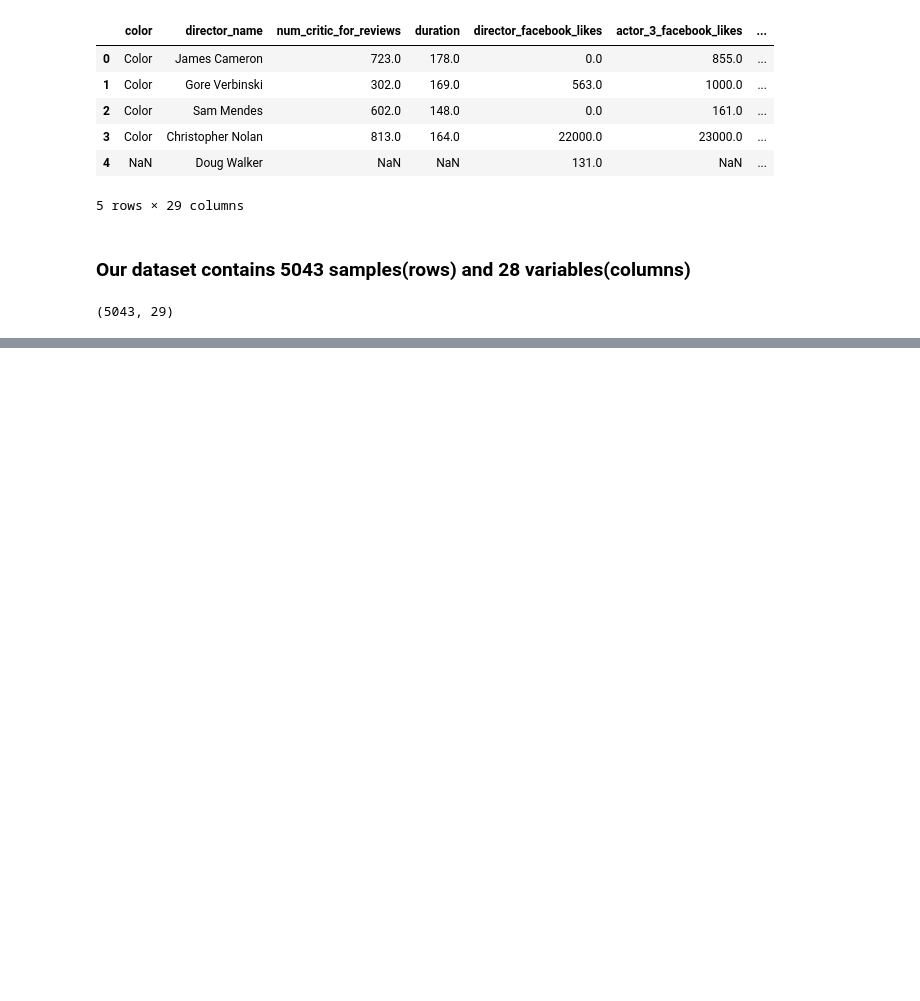
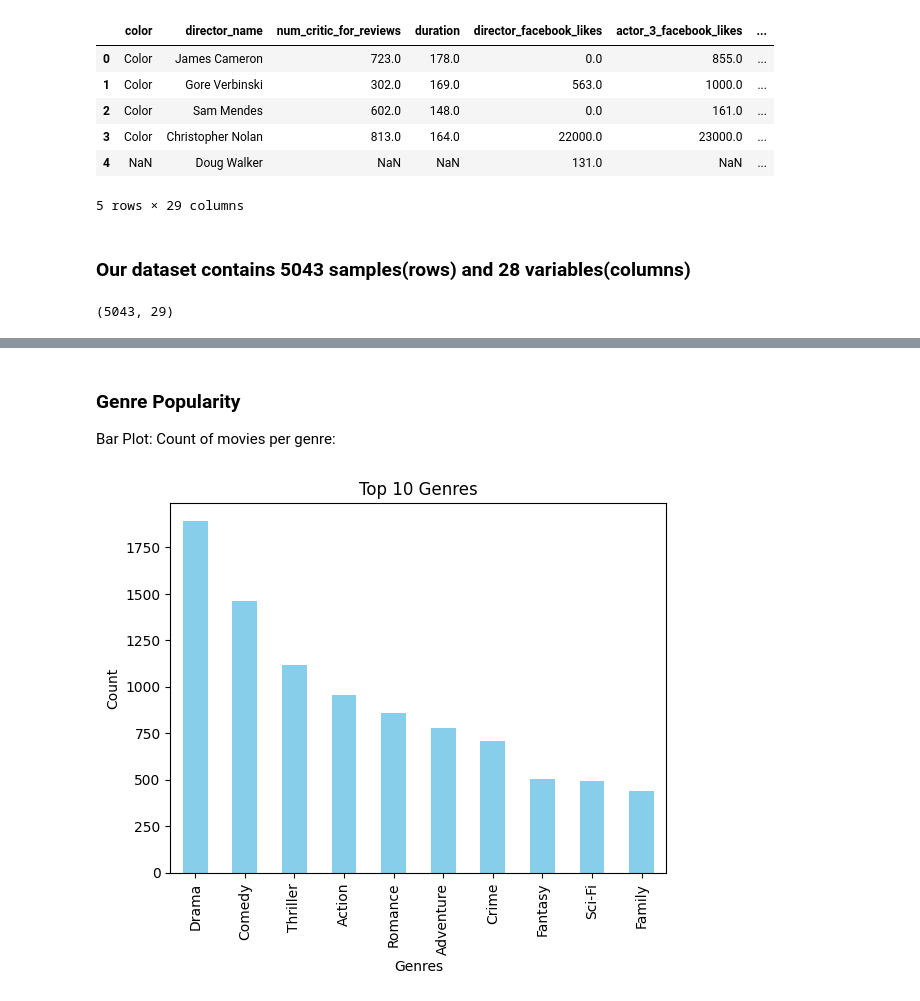
Before and after one commit to raviavaiya/Predicting-Movie-Success, a Jupyter notebook: Training/Movie Recommedation System.ipynb, the cells around one changed output, grey strips where cells are left out. Cells and saved outputs as stored; diff of their text form; code cells hidden in the pictures; blank space fills up the shorter version.

```diff
--- a/Training/Movie Recommedation System.ipynb
+++ b/Training/Movie Recommedation System.ipynb
@@ -74,0 +151,12 @@ data.shape
+# %% [markdown]
+### Genre Popularity
+Bar Plot: Count of movies per genre:
+# %%
+genre_counts = data['genres'].str.split('|').explode().value_counts().head(10)
+genre_counts.plot(kind='bar', color='skyblue')
+plt.title('Top 10 Genres')
+plt.xlabel('Genres')
+plt.ylabel('Count')
+plt.show()
+# %% [output]
+[figure, added]
```
Also changed, not shown: parts of 17 cells of this notebook.
